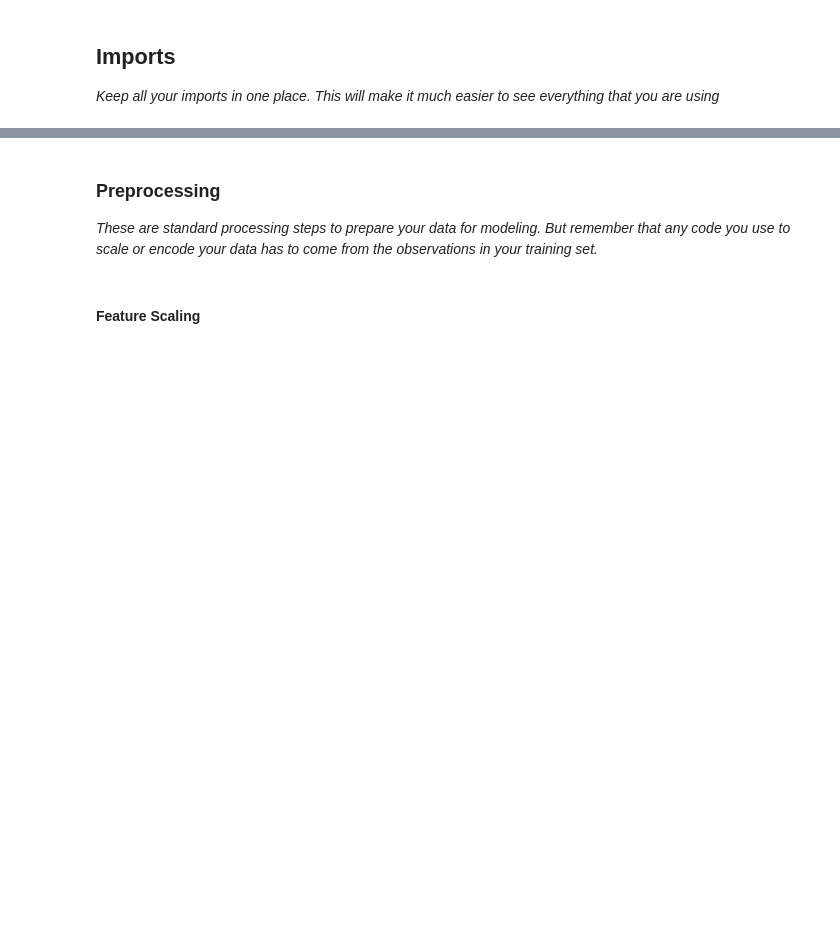
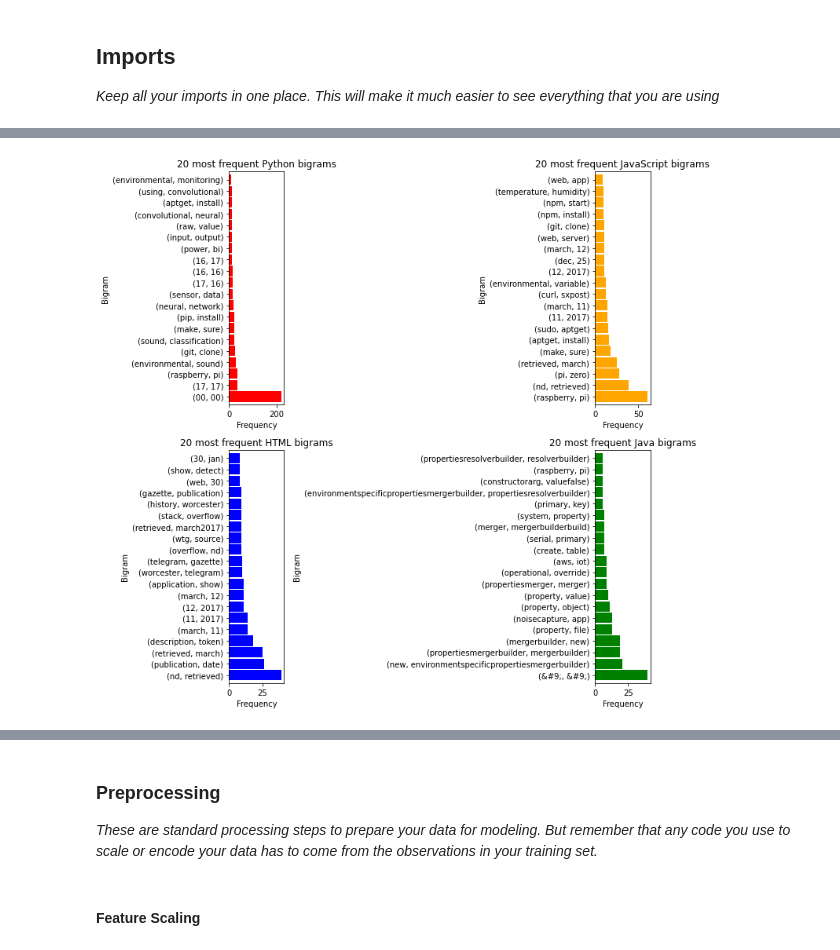
Before and after one commit to Data-Investigators/nlp_environmental_project, a Jupyter notebook: mvp.ipynb, the cells around one changed output, grey strips where cells are left out. Cells and saved outputs as stored; diff of their text form; code cells hidden in the pictures; blank space fills up the shorter version.

```diff
--- a/mvp.ipynb
+++ b/mvp.ipynb
@@ -161,0 +126,12 @@ Acquire: Completed!
+# %%
+# create a list of words for each language category
+python_words = ' '.join(train_exp[train_exp.language=='Python'].lemmatized)
+js_words = ' '.join(train_exp[train_exp.language=='JavaScript'].lemmatized)
+html_words = ' '.join(train_exp[train_exp.language=='HTML'].lemmatized)
+java_words = ' '.join(train_exp[train_exp.language=='Java'].lemmatized)
+
+# remove single letter words to reduce noise
+python_words = re.sub(r'\s.\s', '', python_words)
+js_words = re.sub(r'\s.\s', '', js_words)
+html_words = re.sub(r'\s.\s', '', html_words)
+java_words = re.sub(r'\s.\s', '', java_words)
@@ -161,0 +384,36 @@ Acquire: Completed!
+# %%
+# create bygrams by category
+python_bigrams = pd.Series(list(nltk.ngrams(python_words.split(), 2))).value_counts().head(20)
+js_bigrams = pd.Series(list(nltk.ngrams(js_words.split(), 2))).value_counts().head(20)
+html_bigrams = pd.Series(list(nltk.ngrams(html_words.split(), 2))).value_counts().head(20)
+java_bigrams = pd.Series(list(nltk.ngrams(java_words.split(), 2))).value_counts().head(20)
+# %%
+# plot bigrams
+plt.subplot(2,2,1)
+python_bigrams.plot.barh(color='red', width=.9, figsize=(10,10))
+plt.title("20 most frequent Python bigrams")
+plt.ylabel("Bigram")
+plt.xlabel("Frequency")
+
+plt.subplot(2,2,2)
+js_bigrams.plot.barh(color='orange', width=.9, figsize=(10,10))
+plt.title("20 most frequent JavaScript bigrams")
+plt.ylabel("Bigram")
+plt.xlabel("Frequency")
+
+plt.subplot(2,2,3)
+html_bigrams.plot.barh(color='blue', width=.9, figsize=(10,10))
+plt.title("20 most frequent HTML bigrams")
+plt.ylabel("Bigram")
+plt.xlabel("Frequency")
+
+plt.subplot(2,2,4)
+java_bigrams.plot.barh(color='green', width=.9, figsize=(10,10))
+plt.title("20 most frequent Java bigrams")
+plt.ylabel("Bigram")
+plt.xlabel("Frequency")
+
+plt.tight_layout()
+plt.show()
+# %% [output]
+[figure, added]
```
Also changed, not shown: parts of 52 cells of this notebook.
